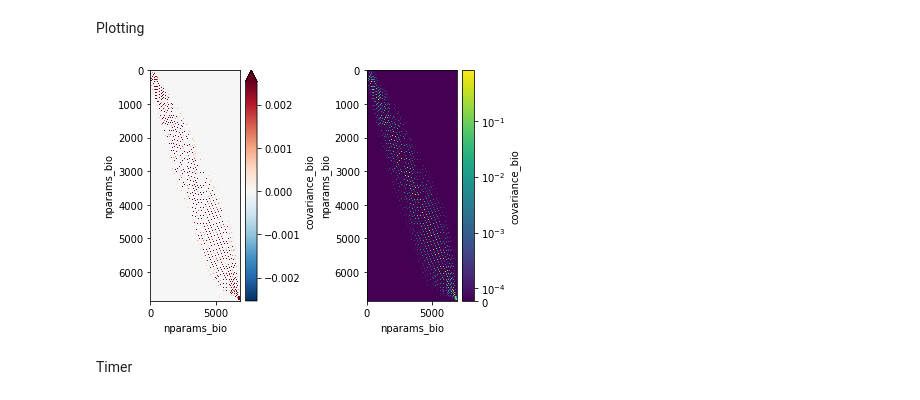
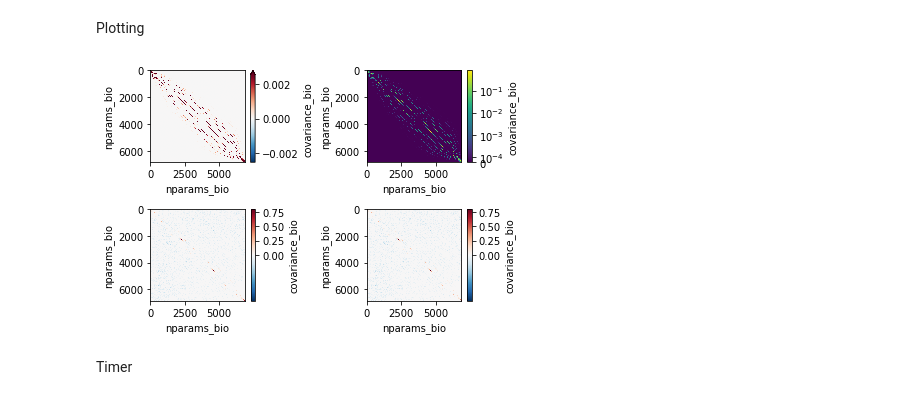
Before and after one commit to AkiTsuruta/MI-AIM, a Jupyter notebook: test_suite.ipynb, the cells around one changed output. Cells and saved outputs as stored; diff of their text form; code cells hidden in the pictures.

Commit message:
work on simulated data & plotting

```diff
--- a/test_suite.ipynb
+++ b/test_suite.ipynb
@@ -48,25 +48,31 @@ True True
 # %% [markdown]
 Plotting
 # %%
+import matplotlib
 import matplotlib.pyplot as plt
 import matplotlib.colors as colors
-
+from shifted_colormap import shiftedColorMap
 # inv1 = xr.DataArray(inv1)
 
-fig, axes = plt.subplots(ncols = 2)
-bio_2.plot.imshow(ax = axes[0], origin = 'upper', robust = True)
-bio_2.plot.imshow(ax = axes[1], yincrease = False, cmap = 'viridis',
+#orig_cmap = matplotlib.cm.coolwarm
+#new_cmap = shiftedColorMap()
+
+fig, ((ax0, ax1), (ax2, ax3)) = plt.subplots(2,2)
+bio_2.plot.imshow(ax = ax0, origin = 'upper', robust = True)
+bio_2.plot.imshow(ax = ax1, origin = 'upper', cmap = 'viridis',
  norm = colors.SymLogNorm(vmin = bio_2.values.min(), vmax = bio_2.values.max(), linthresh = 0.0001, linscale = 0.2))
+bio_2.plot.imshow(ax = ax2, origin = 'upper', norm = colors.TwoSlopeNorm(vcenter = 0, vmin = bio_2.values.min(), vmax = bio_2.values.max()))
+bio_2.plot.imshow(ax = ax3, origin = 'upper', robust = True, norm = colors.TwoSlopeNorm(vcenter = 0, vmin = bio_2.values.min(), vmax = bio_2.values.max()))
 plt.tight_layout()
 plt.show()
 
 # fig, ax = plt.subplots()
 # bio_2.plot.imshow(origin = 'upper',
 #  norm = colors.SymLogNorm(vmin = bio_2.values.min(), vmax = bio_2.values.max(), linthresh = 0.001, linscale=0.5))
 # plt.tight_layout()
 # plt.show()
 # %% [output]
-[figure, old version]
+[figure, new version]
 # %% [markdown]
 Timer
 # %%
```
Also changed, not shown: parts of 1 cell of this notebook, 3 other files.
